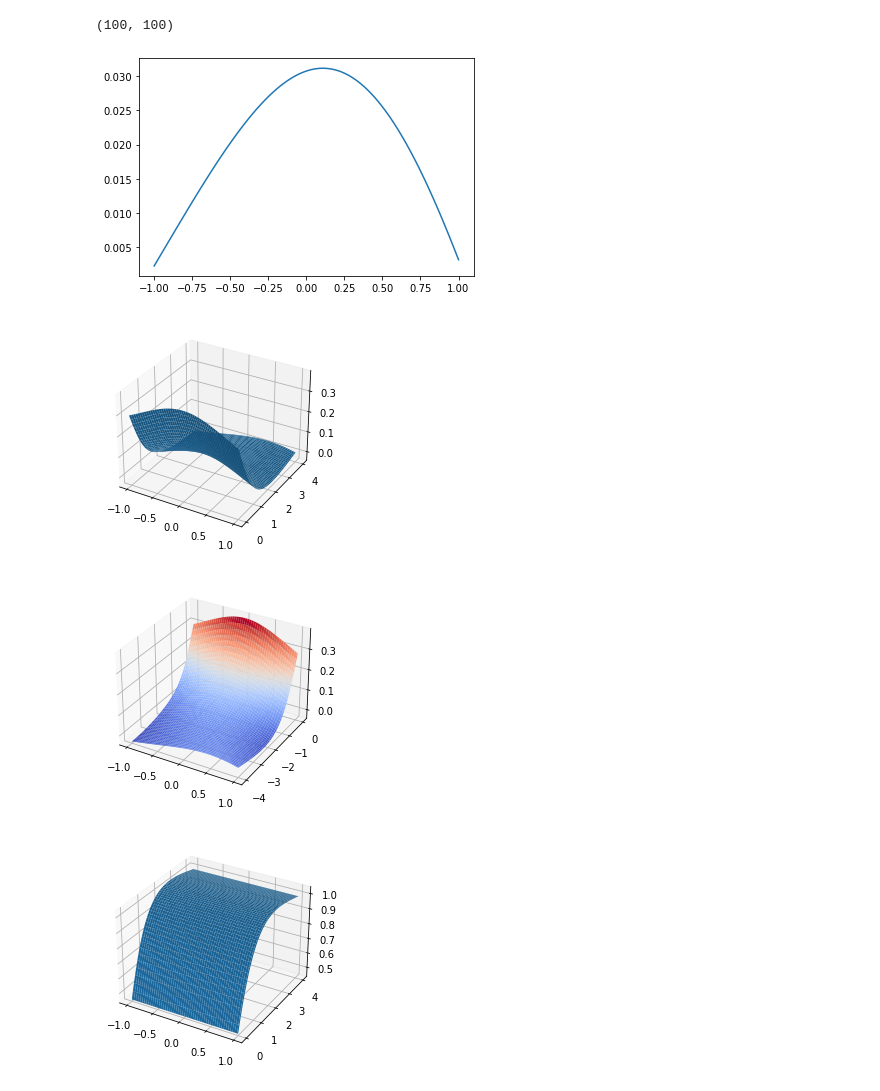
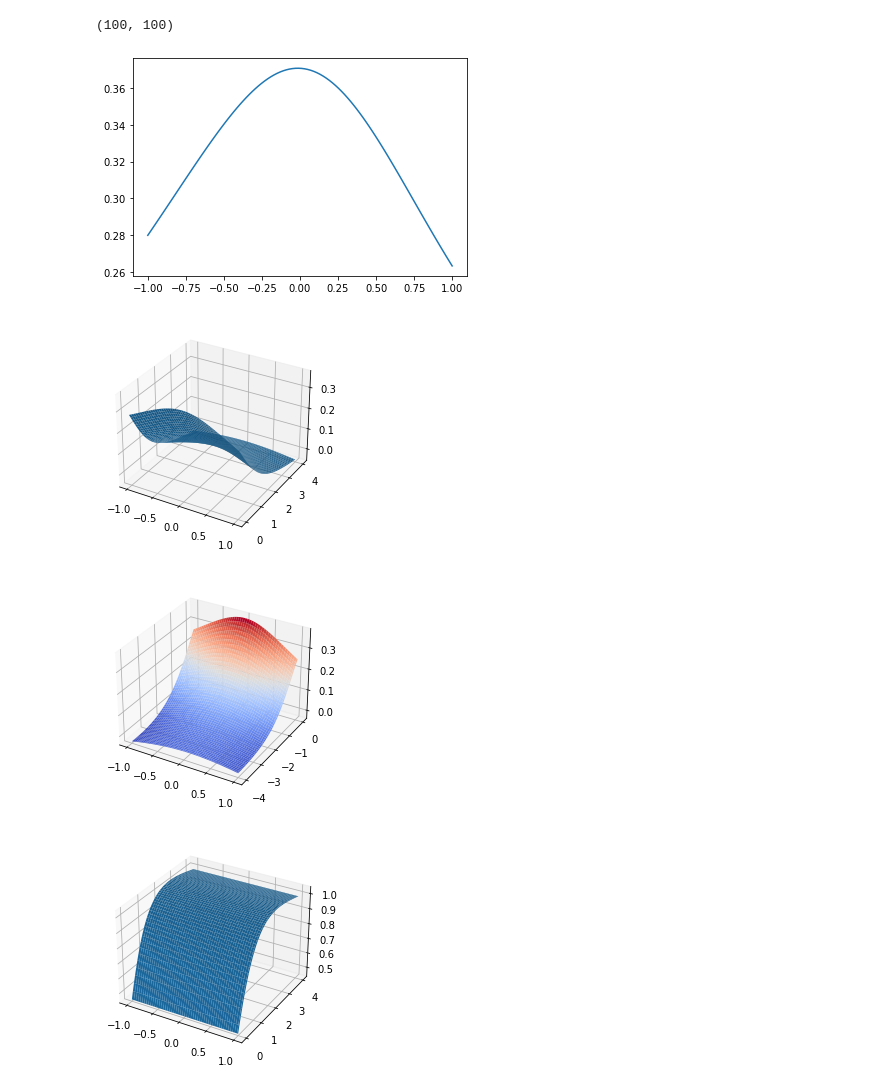
Before and after one commit to carlogf/Solving_pdes_with_piNNs, a Jupyter notebook: heat_equation_pytorch.ipynb, the cells around one changed output. Cells and saved outputs as stored; diff of their text form; code cells hidden in the pictures.

```diff
--- a/heat_equation_pytorch.ipynb
+++ b/heat_equation_pytorch.ipynb
@@ -190,7 +197,7 @@ We have the data and we have created our pinn class. Let's instantiate it along
 # %%
 from pinn import PINN
 
-layers = [2,10,10,1]
+layers = [2,30,30,30,30,1]
 
 fnn = PINN(layers)
 
@@ -316,13 +323,13 @@ zv.shape
 (100, 100)
 (100, 100)
 # %%
-index = 89
+index = 0
 plt.plot(np.linspace(-1,1,len(zv[0])), zv[:][index])
 plt.xlim = [-1,1]
 plt.ylim= [0,0.5]
 plt.show()
 # %% [output]
-[figure, old version]
+[figure, new version]
 # %%
 from mpl_toolkits.mplot3d import Axes3D
 
@@ -336,7 +343,7 @@ X, Y = np.meshgrid(x_plot, t_plot)
 ax.plot_surface(X, Y, zv)
 plt.show()
 # %% [output]
-[figure, old version]
+[figure, new version]
 # %%
 from mpl_toolkits.mplot3d import Axes3D
 import matplotlib.pyplot as plt
@@ -355,7 +362,7 @@ ax.plot_surface(X, Y, zv, cmap="coolwarm")
 
 plt.show()
 # %% [output]
-[figure, old version]
+[figure, new version]
 # %%
 from mpl_toolkits.mplot3d import Axes3D
 import matplotlib.pyplot as plt
```
Also changed, not shown: parts of 14 cells of this notebook, 1 other file.
